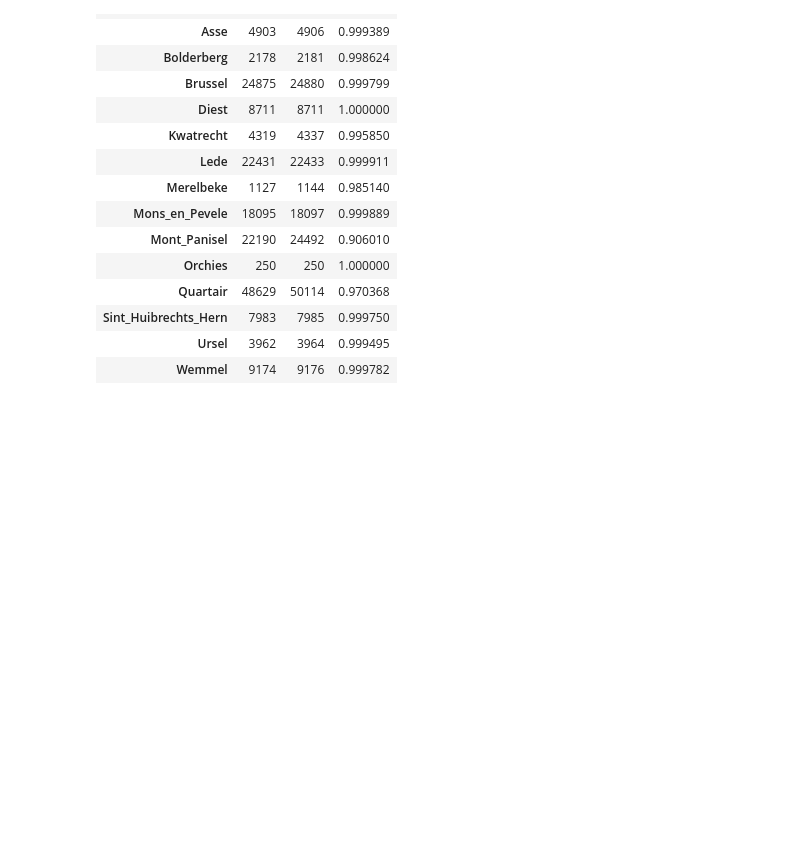
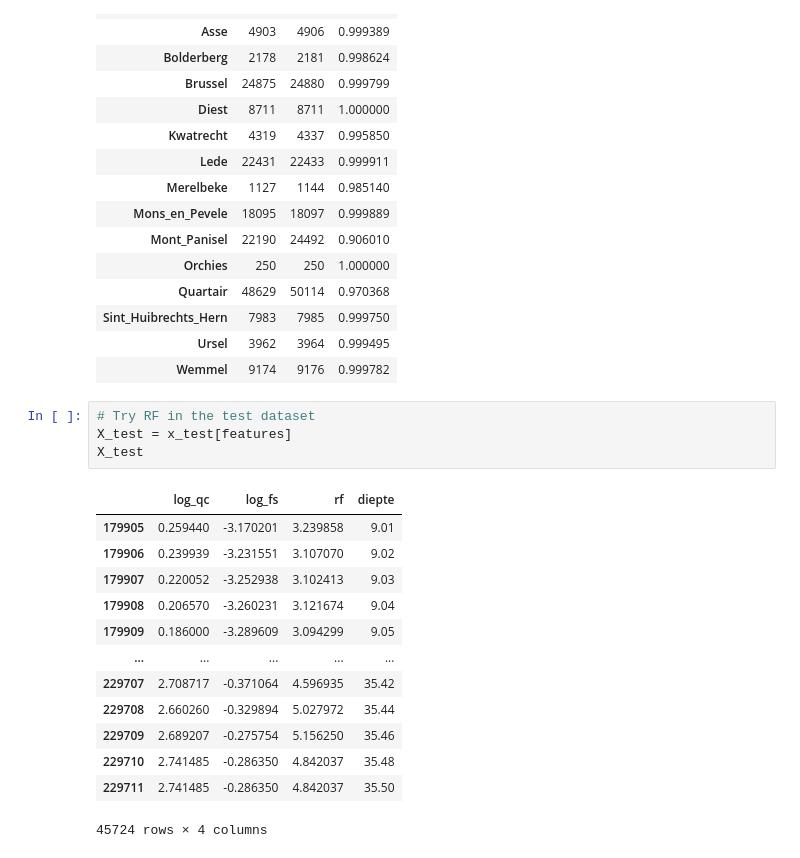
Before and after one commit to erickamabilin/PDS_MAEPS, a Jupyter notebook: CPT_MAEPS.ipynb, the cells around one changed output. Cells and saved outputs as stored; diff of their text form; blank space fills up the shorter version.

```diff
--- a/CPT_MAEPS.ipynb
+++ b/CPT_MAEPS.ipynb
@@ -665,3 +652,21 @@ validation_rf
 | Sint_Huibrechts_Hern | 7983 | 7985 | 0.999750 |
 | Ursel | 3962 | 3964 | 0.999495 |
 | Wemmel | 9174 | 9176 | 0.999782 |
+# %%
+# Try RF in the test dataset
+X_test = x_test[features]
+X_test
+# %% [output]
+|  | log_qc | log_fs | rf | diepte |
+| 179905 | 0.259440 | -3.170201 | 3.239858 | 9.01 |
+| 179906 | 0.239939 | -3.231551 | 3.107070 | 9.02 |
+| 179907 | 0.220052 | -3.252938 | 3.102413 | 9.03 |
+| 179908 | 0.206570 | -3.260231 | 3.121674 | 9.04 |
+| 179909 | 0.186000 | -3.289609 | 3.094299 | 9.05 |
+| ... | ... | ... | ... | ... |
+| 229707 | 2.708717 | -0.371064 | 4.596935 | 35.42 |
+| 229708 | 2.660260 | -0.329894 | 5.027972 | 35.44 |
+| 229709 | 2.689207 | -0.275754 | 5.156250 | 35.46 |
+| 229710 | 2.741485 | -0.286350 | 4.842037 | 35.48 |
+| 229711 | 2.741485 | -0.286350 | 4.842037 | 35.50 |
+45724 rows × 4 columns
```
Also changed, not shown: parts of 2 cells of this notebook.
